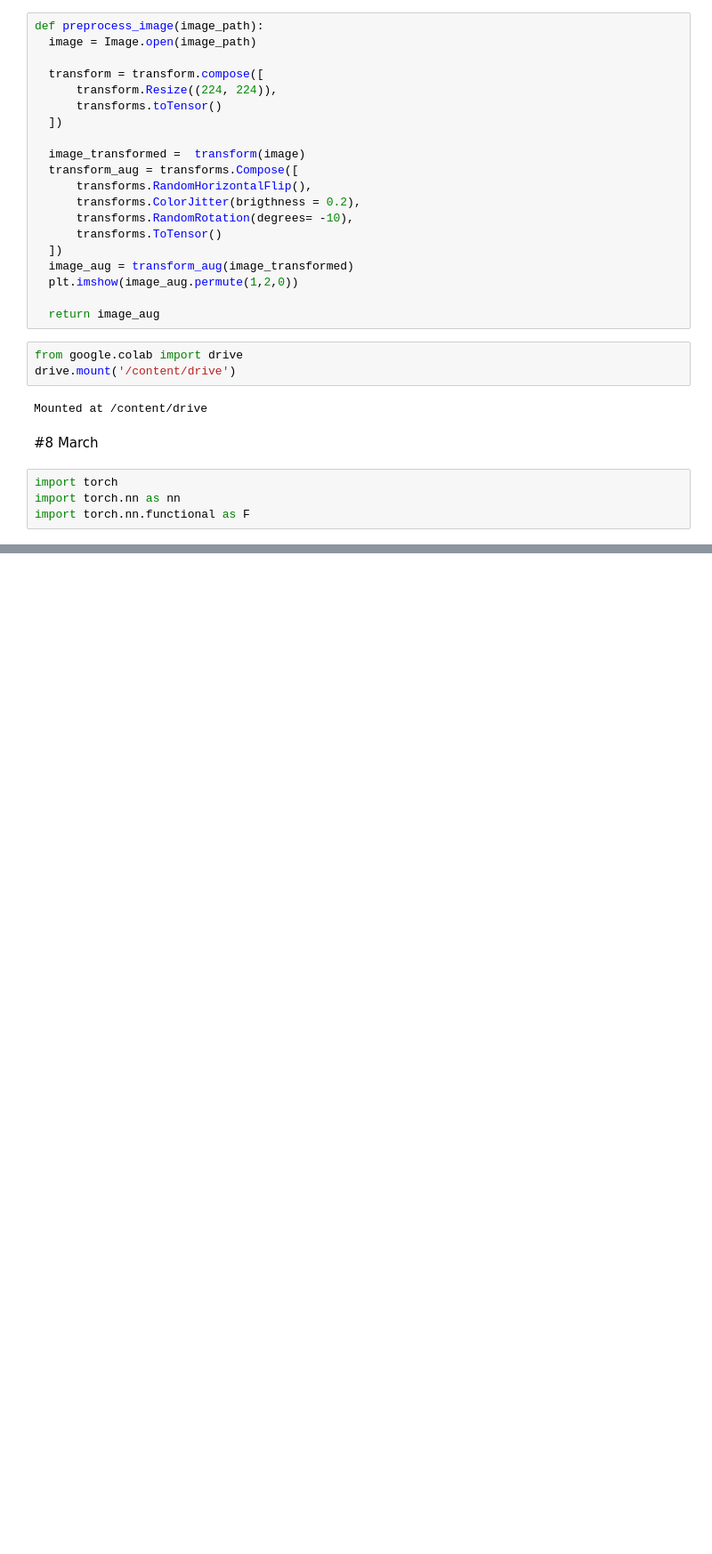
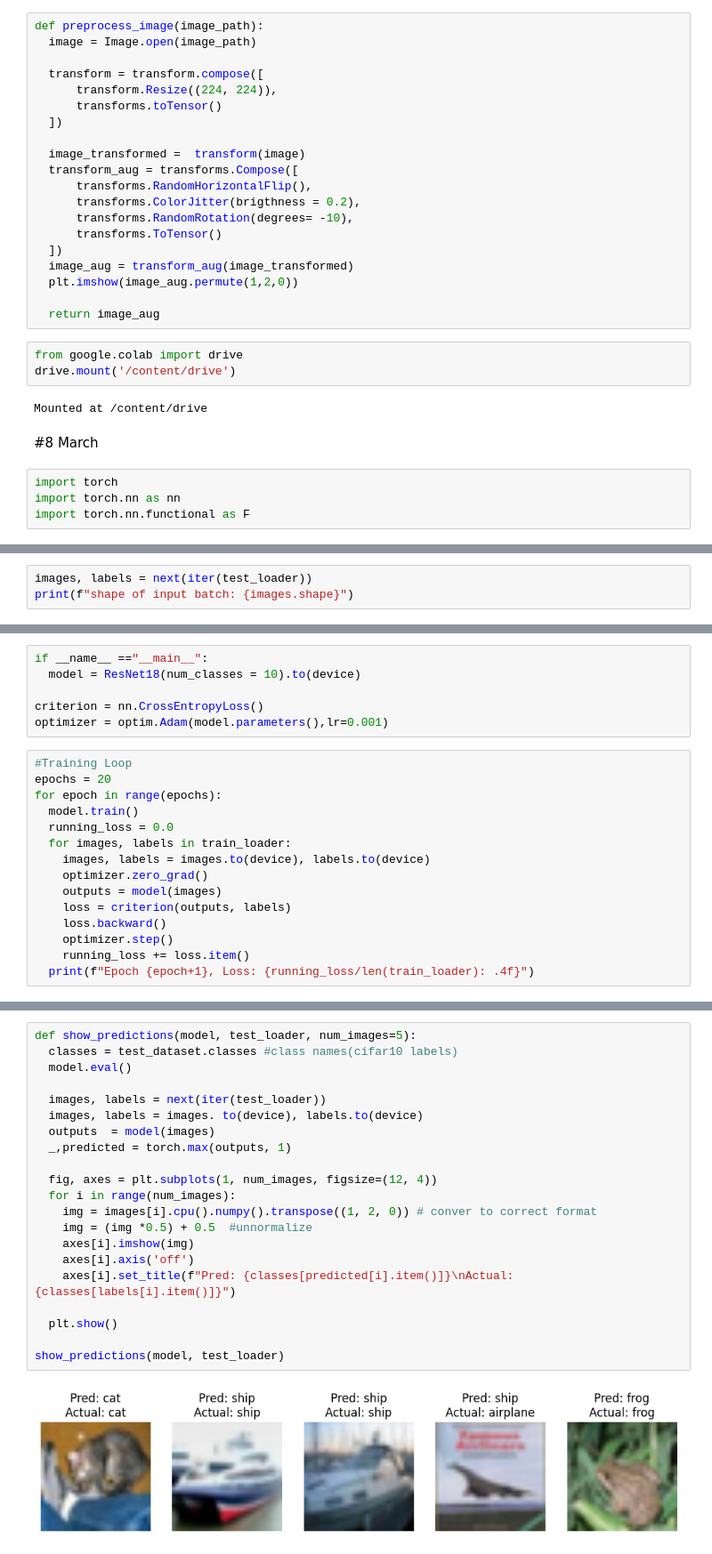
Before and after one commit to PariaNajafi/Deep-Learning-BootCamp, a Jupyter notebook: Deep_Learning_pytorch.ipynb, the cells around one changed output, grey strips where cells are left out. Shown at 89% size. Cells and saved outputs as stored; diff of their text form; blank space fills up the shorter version.

```diff
--- a/Deep_Learning_pytorch.ipynb
+++ b/Deep_Learning_pytorch.ipynb
@@ -558,0 +724,3 @@ import torch.nn.functional as F
+# %%
+images, labels = next(iter(test_loader))
+print(f"shape of input batch: {images.shape}")
@@ -558,0 +729,21 @@ import torch.nn.functional as F
+# %%
+if __name__ =="__main__":
+  model = ResNet18(num_classes = 10).to(device)
+
+criterion = nn.CrossEntropyLoss()
+optimizer = optim.Adam(model.parameters(),lr=0.001)
+# %%
+#Training Loop
+epochs = 20
+for epoch in range(epochs):
+  model.train()
+  running_loss = 0.0
+  for images, labels in train_loader:
+    images, labels = images.to(device), labels.to(device)
+    optimizer.zero_grad()
+    outputs = model(images)
+    loss = criterion(outputs, labels)
+    loss.backward()
+    optimizer.step()
+    running_loss += loss.item()
+  print(f"Epoch {epoch+1}, Loss: {running_loss/len(train_loader): .4f}")
@@ -558,0 +777,23 @@ import torch.nn.functional as F
+# %%
+def show_predictions(model, test_loader, num_images=5):
+  classes = test_dataset.classes #class names(cifar10 labels)
+  model.eval()
+
+  images, labels = next(iter(test_loader))
+  images, labels = images. to(device), labels.to(device)
+  outputs  = model(images)
+  _,predicted = torch.max(outputs, 1)
+
+  fig, axes = plt.subplots(1, num_images, figsize=(12, 4))
+  for i in range(num_images):
+    img = images[i].cpu().numpy().transpose((1, 2, 0)) # conver to correct format
+    img = (img *0.5) + 0.5  #unnormalize
+    axes[i].imshow(img)
+    axes[i].axis('off')
+    axes[i].set_title(f"Pred: {classes[predicted[i].item()]}\nActual: {classes[labels[i].item()]}")
+
+  plt.show()
+
+show_predictions(model, test_loader)
+# %% [output]
+[figure, added]
```
Also changed, not shown: parts of 14 cells of this notebook.
